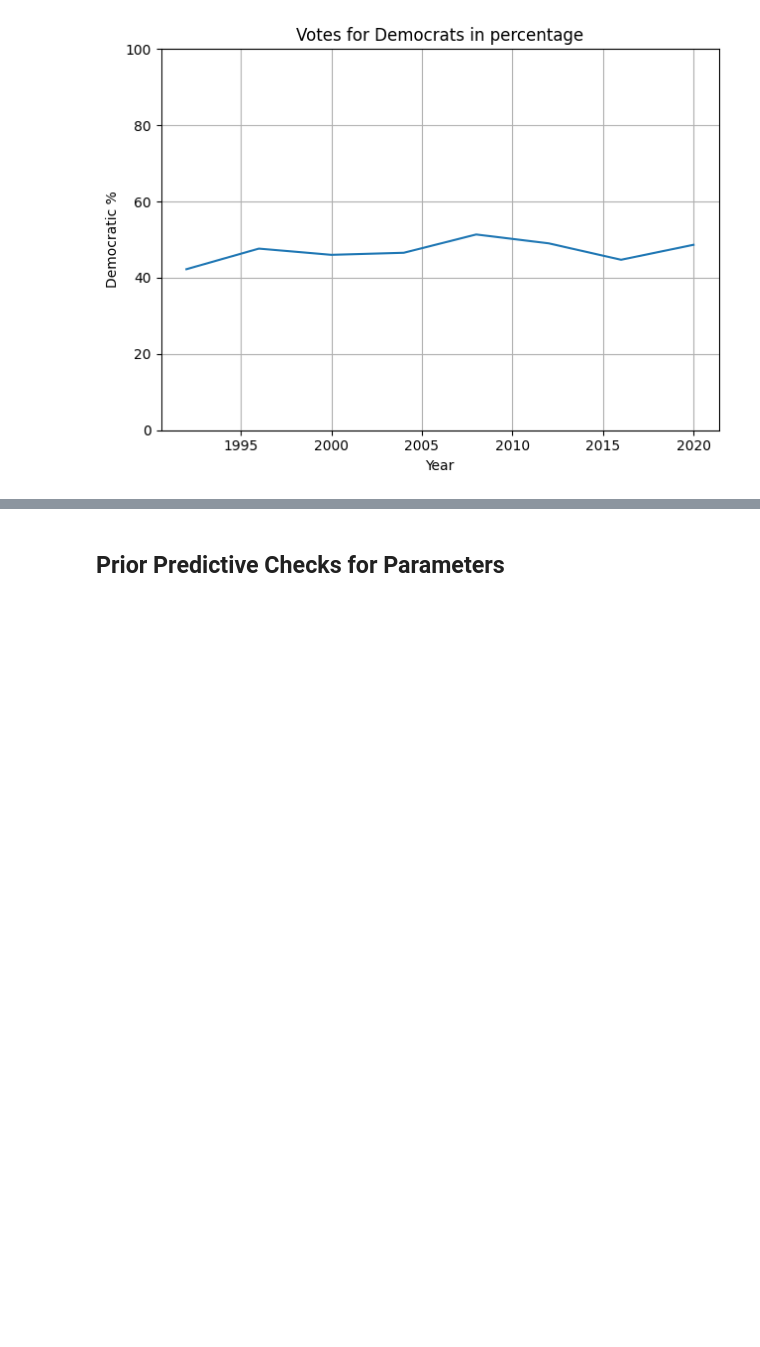
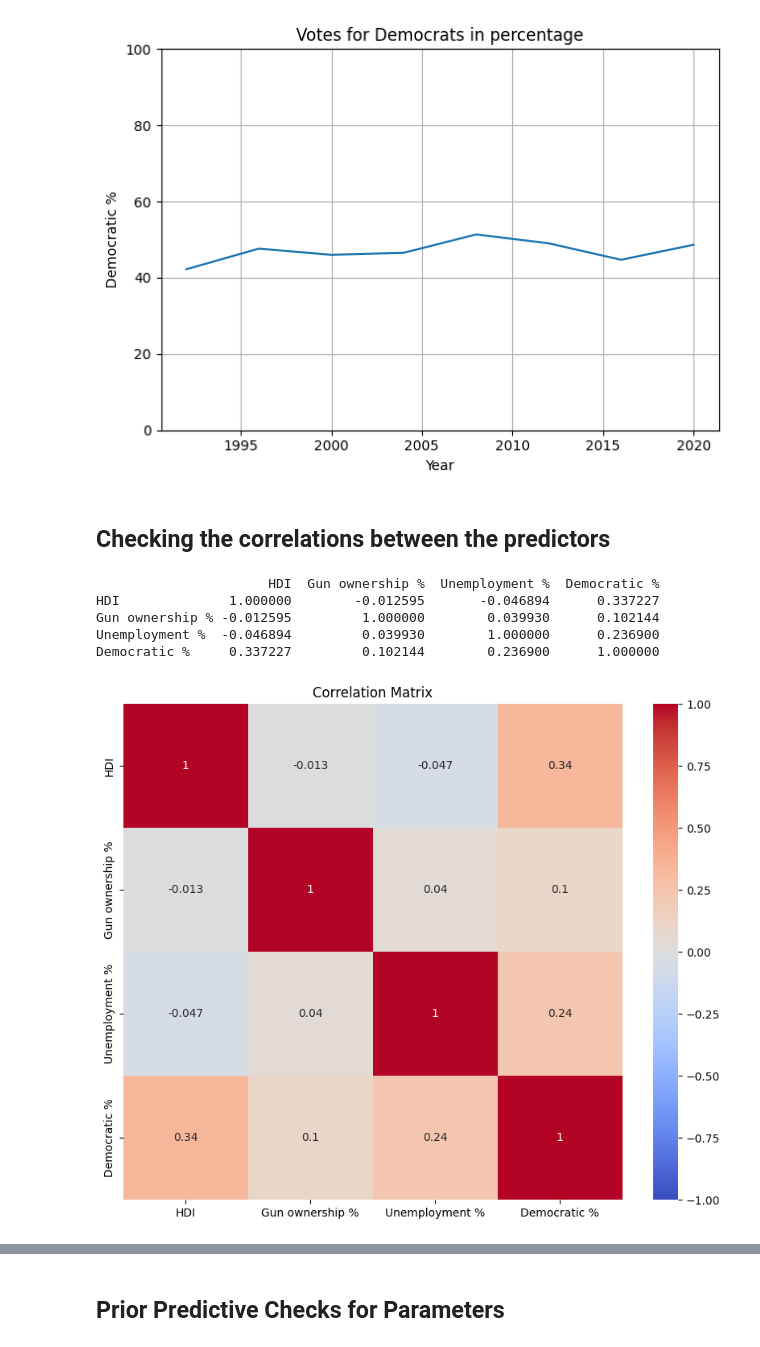
Before and after one commit to SzczypekJ/Predicting-USA-presidential-elections, a Jupyter notebook: first_model.ipynb, the cells around one changed output, grey strips where cells are left out. Cells and saved outputs as stored; diff of their text form; code cells hidden in the pictures; blank space fills up the shorter version.

Commit message:
acc and correlation

```diff
--- a/first_model.ipynb
+++ b/first_model.ipynb
@@ -57,3 +57,25 @@ plt.ylim([0, 100])
 plt.show()
 # %% [output]
 [figure]
+# %% [markdown]
+## Checking the correlations between the predictors
+# %%
+data = data.dropna()
+
+# Calculate the correlation matrix
+correlation_matrix = data[['HDI', 'Gun ownership %', 'Unemployment %', 'Democratic %']].corr()
+
+print(correlation_matrix)
+# %% [output]
+                      HDI  Gun ownership %  Unemployment %  Democratic %
+HDI              1.000000        -0.012595       -0.046894      0.337227
+Gun ownership % -0.012595         1.000000        0.039930      0.102144
+Unemployment %  -0.046894         0.039930        1.000000      0.236900
+Democratic %     0.337227         0.102144        0.236900      1.000000
+# %%
+plt.figure(figsize=(10, 8))
+sns.heatmap(correlation_matrix, annot=True, cmap='coolwarm', vmin=-1, vmax=1)
+plt.title('Correlation Matrix')
+plt.show()
+# %% [output]
+[figure, added]
```
Also changed, not shown: parts of 11 cells of this notebook.
